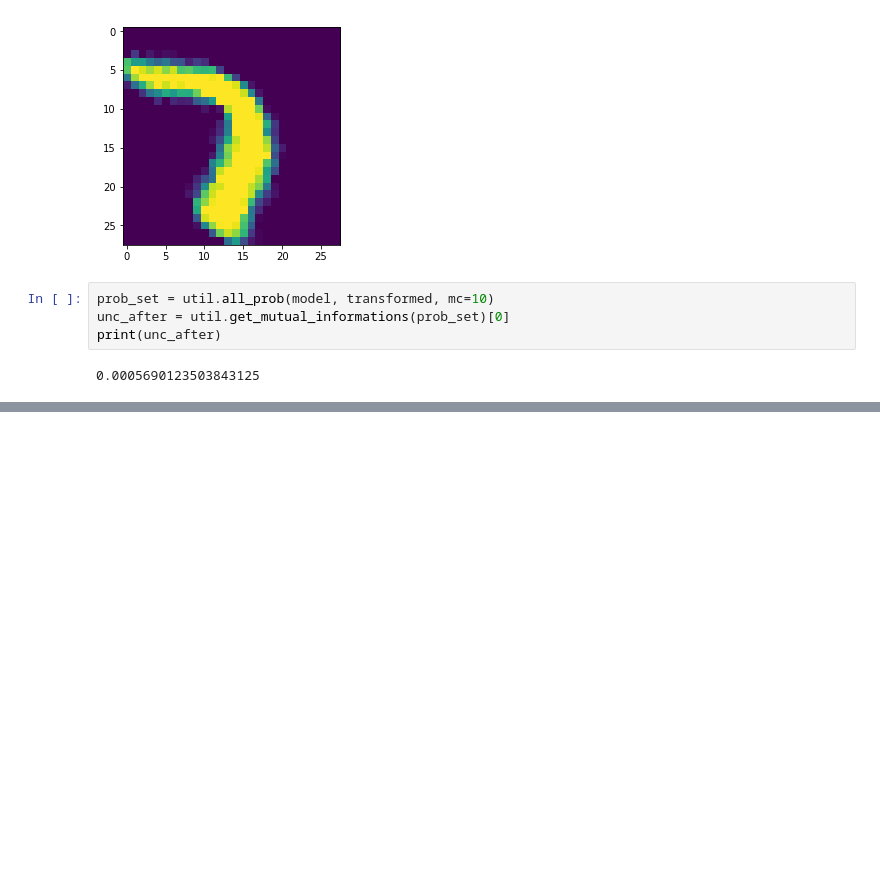
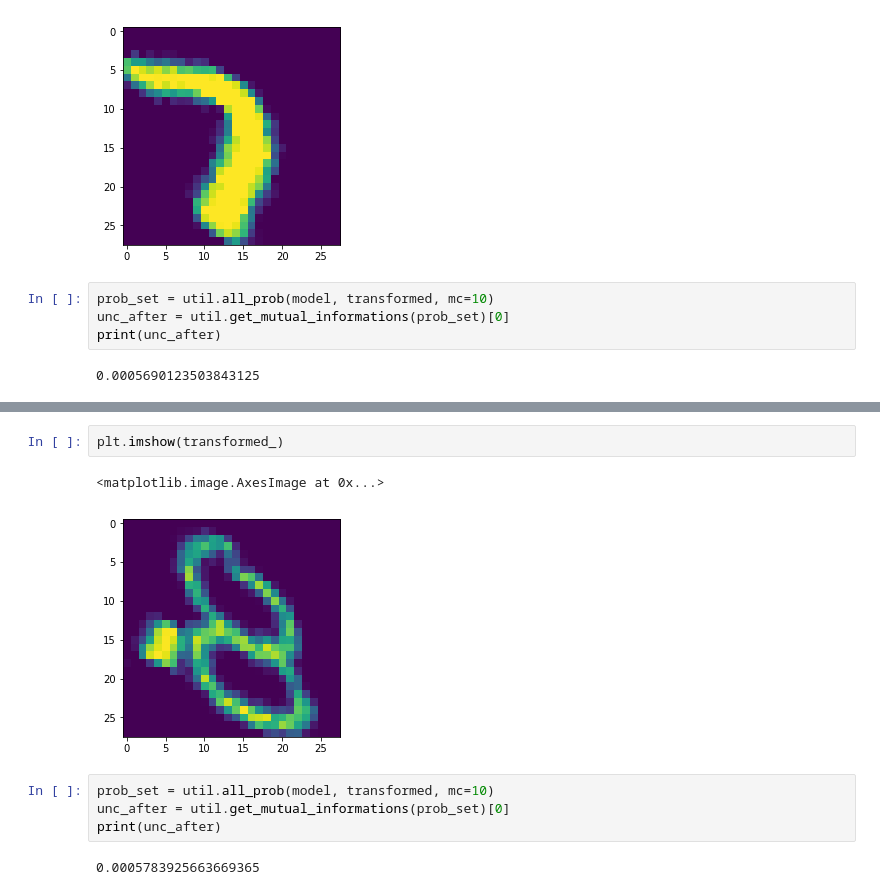
Before and after one commit to gudwls909/transform-rl-tf, a Jupyter notebook: affine_transform_example.ipynb, the cells around one changed output, grey strips where cells are left out. Drawn from its saved outputs; the diff is of its cells as text; blank space fills up the shorter version.

```diff
--- a/affine_transform_example.ipynb
+++ b/affine_transform_example.ipynb
@@ -119,0 +167,11 @@ print(unc_after)
+# %%
+plt.imshow(transformed_)
+# %% [output]
+<matplotlib.image.AxesImage at 0x...>
+[figure, added]
+# %%
+prob_set = util.all_prob(model, transformed, mc=10)
+unc_after = util.get_mutual_informations(prob_set)[0]
+print(unc_after)
+# %% [output]
+0.0005783925663669365
```
Also changed, not shown: parts of 7 cells of this notebook.
